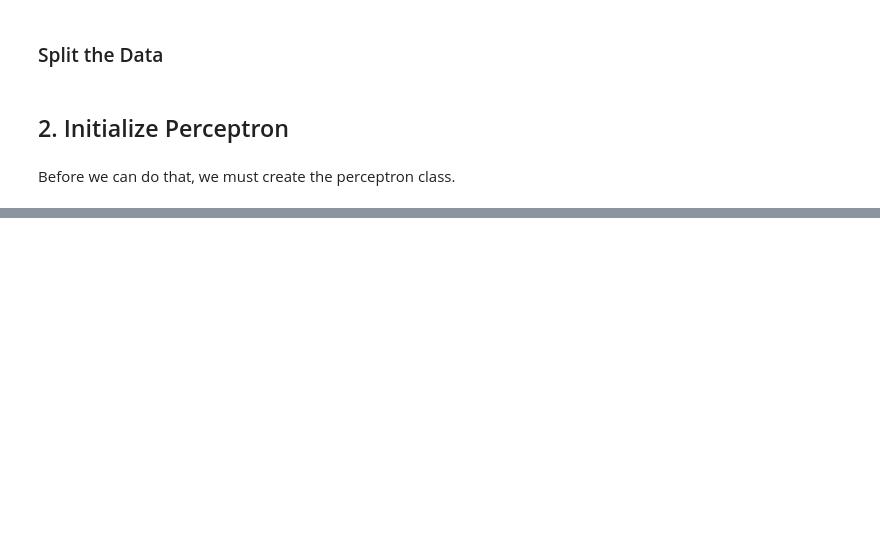
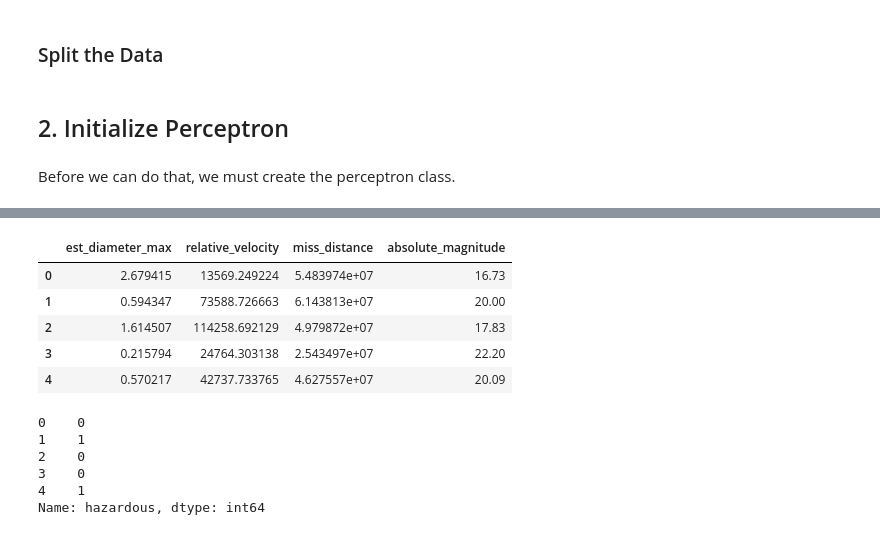
Before and after one commit to stjohnfinn/Conifer, a Jupyter notebook: n_dimensional.ipynb, the cells around one changed output, grey strips where cells are left out. Cells and saved outputs as stored; diff of their text form; code cells hidden in the pictures; blank space fills up the shorter version.

```diff
--- a/n_dimensional.ipynb
+++ b/n_dimensional.ipynb
@@ -200,0 +304,18 @@ Achieved accuracy of 86.05%.
+# %%
+plotX.head()
+# %% [output]
+|  | est_diameter_max | relative_velocity | miss_distance | absolute_magnitude |
+| 0 | 2.679415 | 13569.249224 | 5.483974e+07 | 16.73 |
+| 1 | 0.594347 | 73588.726663 | 6.143813e+07 | 20.00 |
+| 2 | 1.614507 | 114258.692129 | 4.979872e+07 | 17.83 |
+| 3 | 0.215794 | 24764.303138 | 2.543497e+07 | 22.20 |
+| 4 | 0.570217 | 42737.733765 | 4.627557e+07 | 20.09 |
+# %%
+plotY.head()
+# %% [output]
+0    0
+1    1
+2    0
+3    0
+4    1
+Name: hazardous, dtype: int64
```
Also changed, not shown: parts of 13 cells of this notebook, 3 other files.
